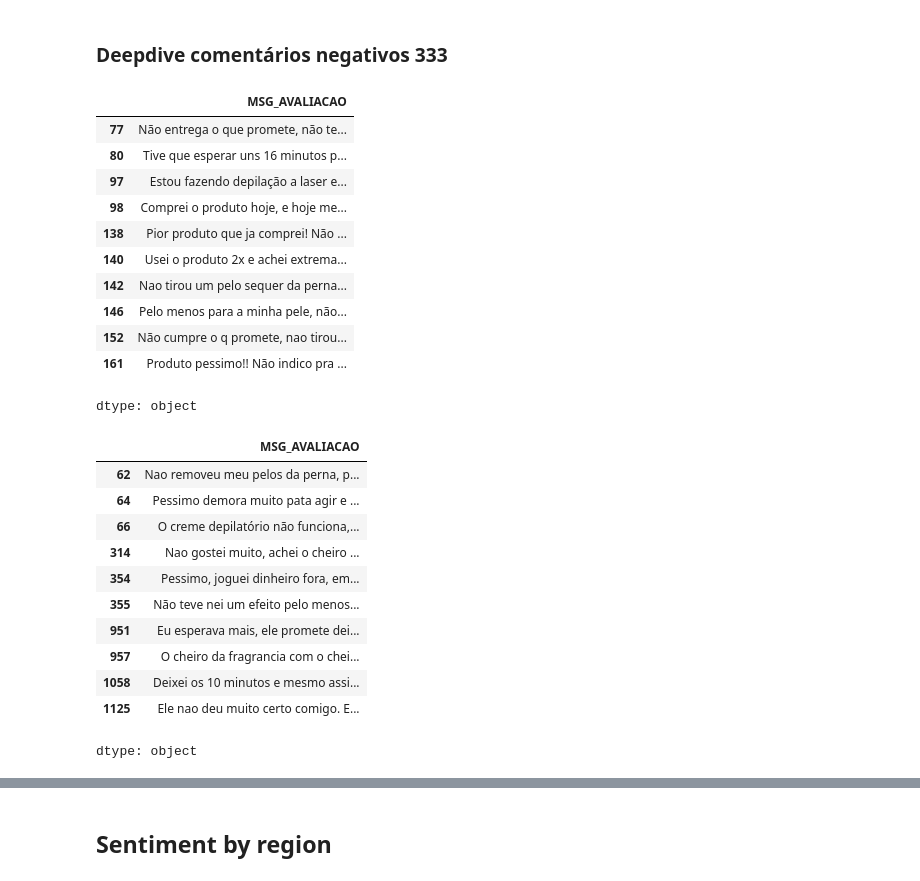
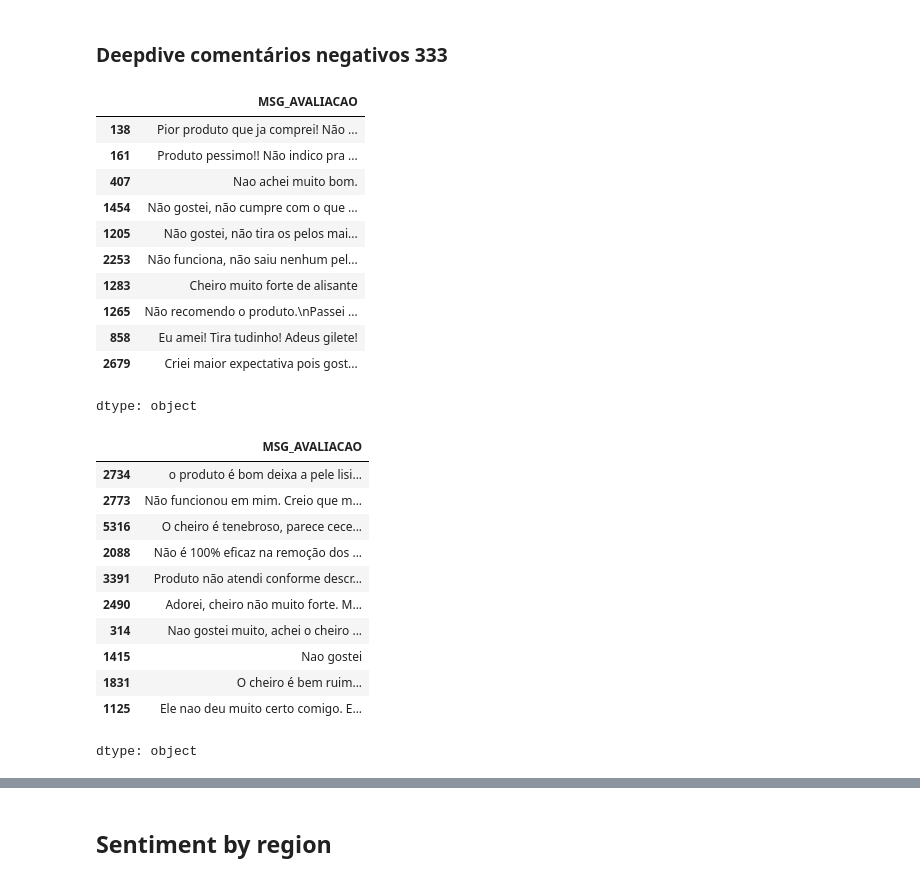
Before and after one commit to caio-olubini/Case---Especialista-de-Dados-Ecomm-, a Jupyter notebook: Parte 2 - Análise de Sentimento/Sentiment_Analysis_Products_Reviews_PT_BR.ipynb, the cells around one changed output, grey strips where cells are left out. Saved outputs shown, nothing was run; the diff lists cells and outputs as text; code cells hidden in the pictures.

```diff
--- a/Parte 2 - Análise de Sentimento/Sentiment_Analysis_Products_Reviews_PT_BR.ipynb
+++ b/Parte 2 - Análise de Sentimento/Sentiment_Analysis_Products_Reviews_PT_BR.ipynb
@@ -838,32 +881,32 @@ for produto in sorted(df_reviews['COD_PRODUTO'].unique()):
 # %% [markdown]
 ### Deepdive comentários negativos 333
 # %%
-df_reviews[(df_reviews['COD_PRODUTO'] == 333) & (df_reviews['month'] == '2025-02') & (df_reviews['labels'] == 'Neg')]['MSG_AVALIACAO'].head(10)
+df_reviews[(df_reviews['COD_PRODUTO'] == 333) & (df_reviews['month'] == '2025-02') & (df_reviews['labels'] == 'Neg')]['MSG_AVALIACAO'].sample(10)
 # %% [output]
 |  | MSG_AVALIACAO |
-| 77 | Não entrega o que promete, não te... |
-| 80 | Tive que esperar uns 16 minutos p... |
-| 97 | Estou fazendo depilação a laser e... |
-| 98 | Comprei o produto hoje, e hoje me... |
 | 138 | Pior produto que ja comprei! Não ... |
-| 140 | Usei o produto 2x e achei extrema... |
-| 142 | Nao tirou um pelo sequer da perna... |
-| 146 | Pelo menos para a minha pele, não... |
-| 152 | Não cumpre o q promete, nao tirou... |
 | 161 | Produto pessimo!! Não indico pra ... |
+| 407 | Nao achei muito bom. |
+| 1454 | Não gostei, não cumpre com o que ... |
+| 1205 | Não gostei, não tira os pelos mai... |
+| 2253 | Não funciona, não saiu nenhum pel... |
+| 1283 | Cheiro muito forte de alisante |
+| 1265 | Não recomendo o produto.\nPassei ... |
+| 858 | Eu amei! Tira tudinho! Adeus gilete! |
+| 2679 | Criei maior expectativa pois gost... |
 dtype: object
 # %%
-df_reviews[(df_reviews['COD_PRODUTO'] == 333) & (df_reviews['month'] == '2025-04') & (df_reviews['labels'] == 'Neg')]['MSG_AVALIACAO'].head(10)
+df_reviews[(df_reviews['COD_PRODUTO'] == 333) & (df_reviews['month'] == '2025-04') & (df_reviews['labels'] == 'Neg')]['MSG_AVALIACAO'].sample(10)
 # %% [output]
 |  | MSG_AVALIACAO |
-| 62 | Nao removeu meu pelos da perna, p... |
-| 64 | Pessimo demora muito pata agir e ... |
-| 66 | O creme depilatório não funciona,... |
+| 2734 | o produto é bom deixa a pele lisi... |
+| 2773 | Não funcionou em mim. Creio que m... |
+| 5316 | O cheiro é tenebroso, parece cece... |
+| 2088 | Não é 100% eficaz na remoção dos ... |
+| 3391 | Produto não atendi conforme descr... |
+| 2490 | Adorei, cheiro não muito forte. M... |
 | 314 | Nao gostei muito, achei o cheiro ... |
-| 354 | Pessimo, joguei dinheiro fora, em... |
-| 355 | Não teve nei um efeito pelo menos... |
-| 951 | Eu esperava mais, ele promete dei... |
-| 957 | O cheiro da fragrancia com o chei... |
-| 1058 | Deixei os 10 minutos e mesmo assi... |
+| 1415 | Nao gostei |
+| 1831 | O cheiro é bem ruim... |
 | 1125 | Ele nao deu muito certo comigo. E... |
 dtype: object
```
Also changed, not shown: parts of 17 cells of this notebook.
